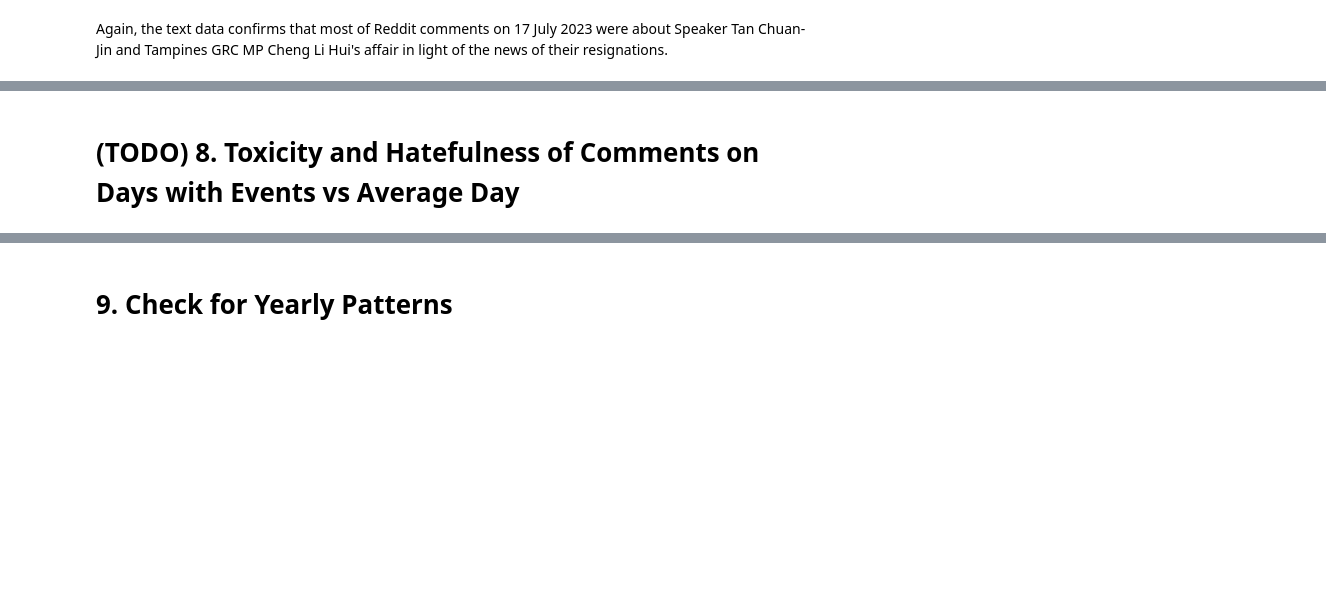
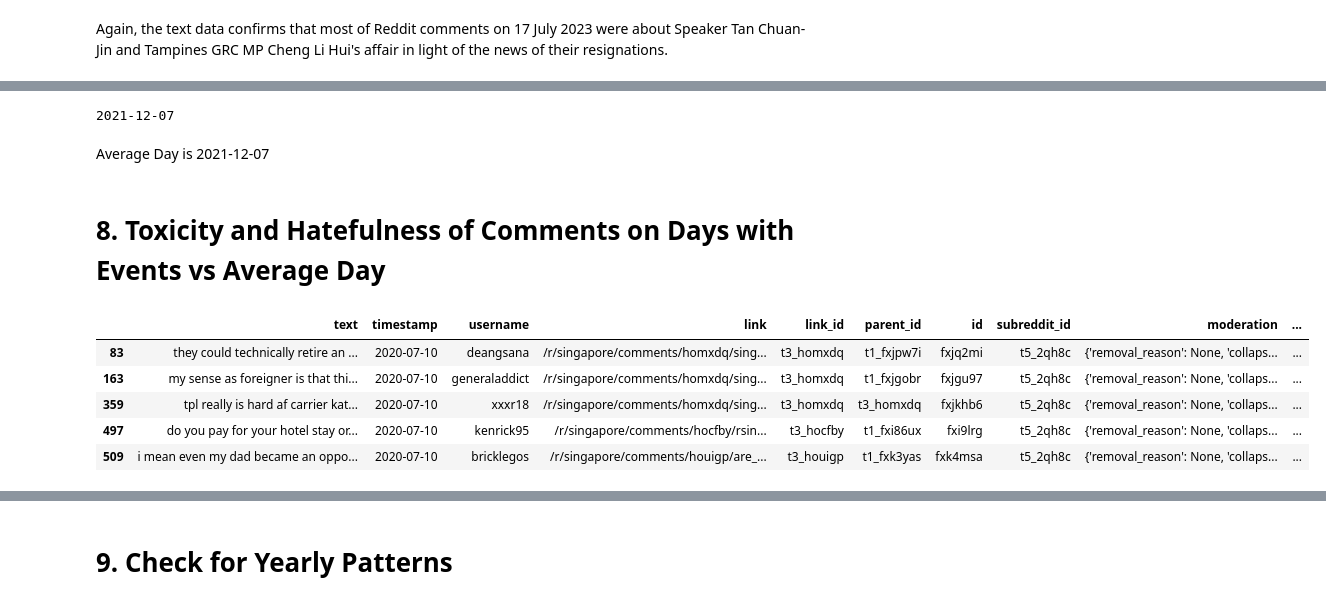
Before and after one commit to rhyden-kx/DSA4264, a Jupyter notebook: eda_2/across_time_2.ipynb, the cells around one changed output, grey strips where cells are left out. Saved outputs shown, nothing was run; the diff lists cells and outputs as text; code cells hidden in the pictures; blank space fills up the shorter version.

```diff
--- a/eda_2/across_time_2.ipynb
+++ b/eda_2/across_time_2.ipynb
@@ -486,2 +509,8 @@ Again, the text data confirms that most of Reddit comments on 17 July 2023 were
+# %%
+print(closest_timestamp)
+# %% [output]
+2021-12-07
+# %% [markdown]
+Average Day is 2021-12-07
 # %% [markdown]
-# (TODO) 8. Toxicity and Hatefulness of Comments on Days with Events vs Average Day
+# 8. Toxicity and Hatefulness of Comments on Days with Events vs Average Day
@@ -487,0 +528,9 @@ Again, the text data confirms that most of Reddit comments on 17 July 2023 were
+# %%
+big_events_vs_average_day_df.head()
+# %% [output]
+|  | text | timestamp | username | link | link_id | parent_id | id | subreddit_id | moderation | ... |
+| 83 | they could technically retire an ... | 2020-07-10 | deangsana | /r/singapore/comments/homxdq/sing... | t3_homxdq | t1_fxjpw7i | fxjq2mi | t5_2qh8c | {'removal_reason': None, 'collaps... | ... |
+| 163 | my sense as foreigner is that thi... | 2020-07-10 | generaladdict | /r/singapore/comments/homxdq/sing... | t3_homxdq | t1_fxjgobr | fxjgu97 | t5_2qh8c | {'removal_reason': None, 'collaps... | ... |
+| 359 | tpl really is hard af carrier kat... | 2020-07-10 | xxxr18 | /r/singapore/comments/homxdq/sing... | t3_homxdq | t3_homxdq | fxjkhb6 | t5_2qh8c | {'removal_reason': None, 'collaps... | ... |
+| 497 | do you pay for your hotel stay or... | 2020-07-10 | kenrick95 | /r/singapore/comments/hocfby/rsin... | t3_hocfby | t1_fxi86ux | fxi9lrg | t5_2qh8c | {'removal_reason': None, 'collaps... | ... |
+| 509 | i mean even my dad became an oppo... | 2020-07-10 | bricklegos | /r/singapore/comments/houigp/are_... | t3_houigp | t1_fxk3yas | fxk4msa | t5_2qh8c | {'removal_reason': None, 'collaps... | ... |
```
Also changed, not shown: parts of 10 cells of this notebook.
